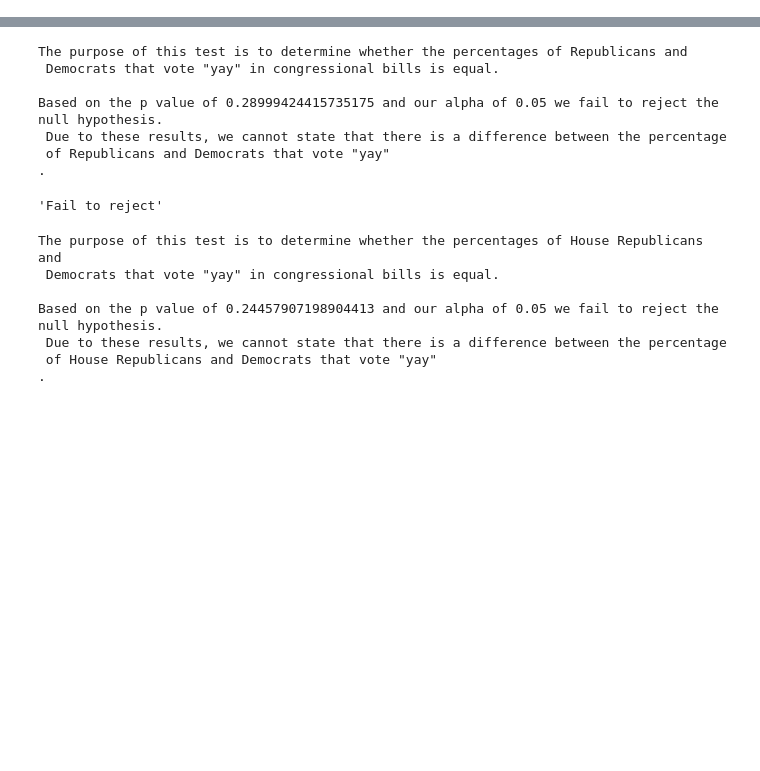
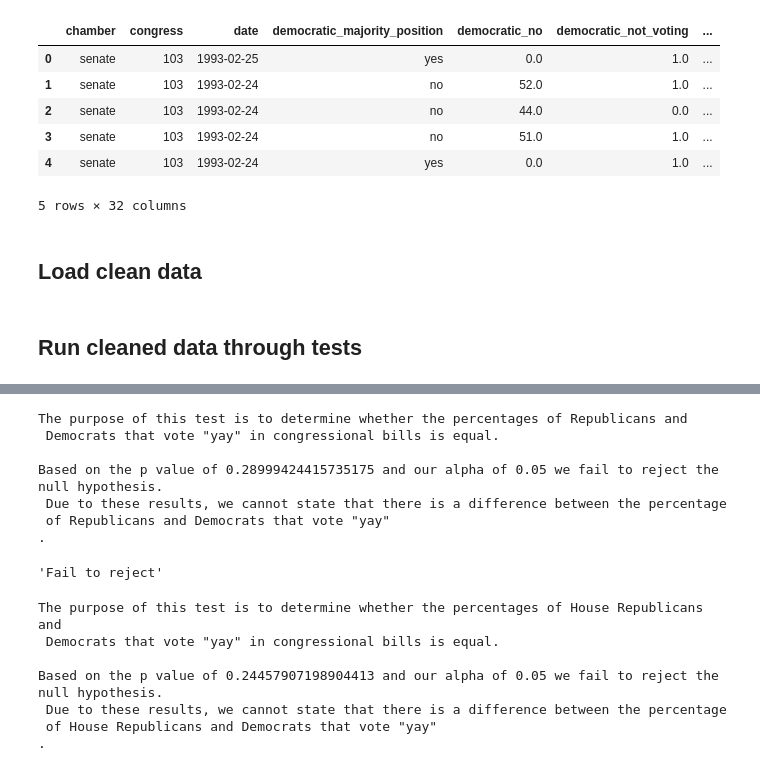
Before and after one commit to RumTumTum/module_3_project, a Jupyter notebook: Technical Notebook v3.ipynb, the cells around one changed output, grey strips where cells are left out. Saved outputs shown, nothing was run; the diff lists cells and outputs as text; code cells hidden in the pictures; blank space fills up the shorter version.

```diff
--- a/Final/Create-csvs_clean-csvs_test-cleaning_run-hypotheses_create-graphs.ipynb
+++ b/Technical Notebook v3.ipynb
@@ -93 +68,15 @@ See the caveats in the documentation: http://pandas.pydata.org/pandas-docs/stabl
+# %%
+"""run full_clean function to clean data andsave to CSV
+see below for cleaning operations applied"""
+d.full_clean().head()
+# %% [output]
+|  | chamber | congress | date | democratic_majority_position | democratic_no | democratic_not_voting | ... |
+| 0 | senate | 103 | 1993-02-25 | yes | 0.0 | 1.0 | ... |
+| 1 | senate | 103 | 1993-02-24 | no | 52.0 | 1.0 | ... |
+| 2 | senate | 103 | 1993-02-24 | no | 44.0 | 0.0 | ... |
+| 3 | senate | 103 | 1993-02-24 | no | 51.0 | 1.0 | ... |
+| 4 | senate | 103 | 1993-02-24 | yes | 0.0 | 1.0 | ... |
+5 rows × 32 columns
+# %% [markdown]
+## Load clean data
 # %%
@@ -94,4 +84,6 @@ See the caveats in the documentation: http://pandas.pydata.org/pandas-docs/stabl
 cleaned_data = pd.read_csv('data/cleaned_for_testing.csv')
+# %% [markdown]
+## Run cleaned data through tests
 # %%
 t.test_if_dataframe(cleaned_data)
 # %%
```
Also changed, not shown: parts of 17 cells of this notebook, 45 other files.
